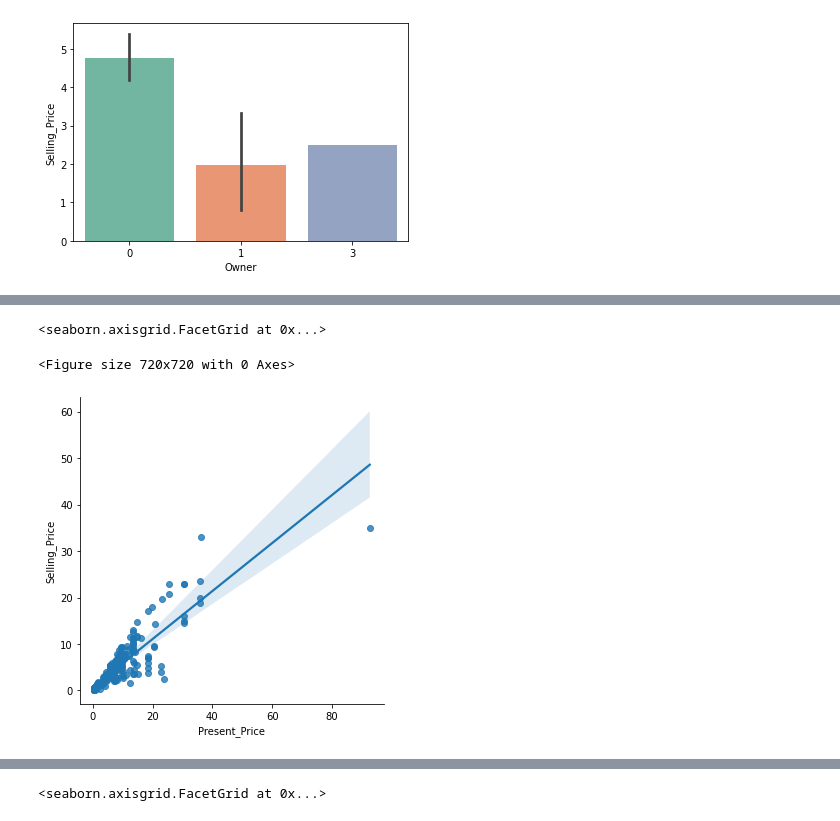
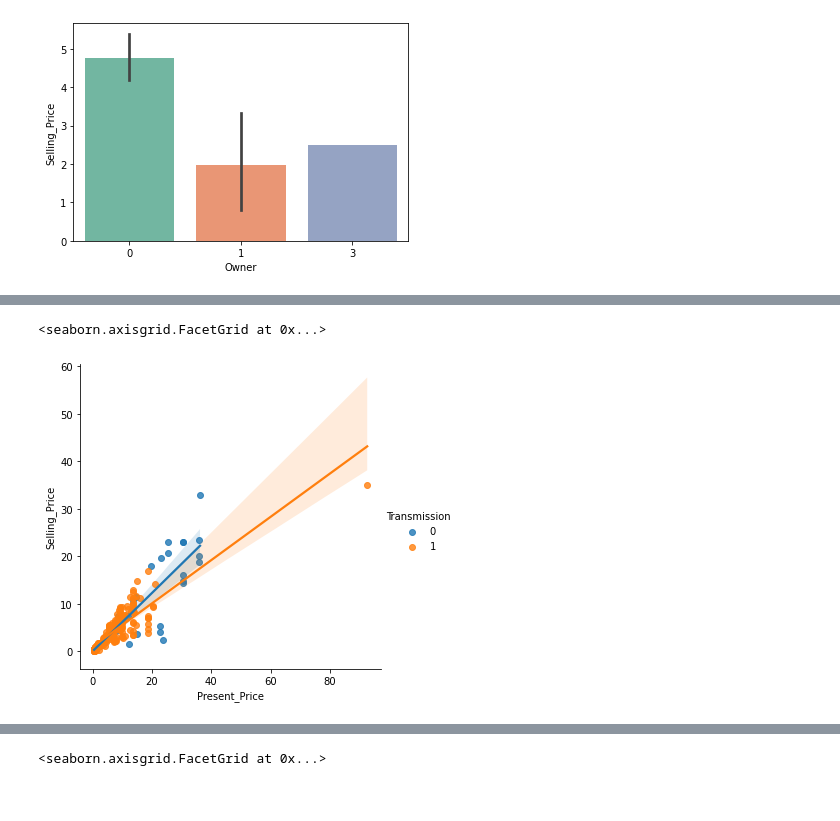
Before and after one commit to Tanmayss1/car-selling-price, a Jupyter notebook: Cars.ipynb, the cells around one changed output, grey strips where cells are left out. Cells and saved outputs as stored; diff of their text form; code cells hidden in the pictures.

```diff
--- a/Cars.ipynb
+++ b/Cars.ipynb
@@ -294,7 +311,6 @@ sns.lmplot(x='Kms_Driven',y='Selling_Price',data=df)
 # %%
-plt.figure(figsize=(10,10))
-sns.lmplot(x='Present_Price',y='Selling_Price',data=df)
+sns.lmplot(x='Present_Price',y='Selling_Price',data=df , hue = "Transmission")
+#Transmissiono = [0 = automatitc, 1 = Manual]
 # %% [output]
 <seaborn.axisgrid.FacetGrid at 0x...>
-<Figure size 720x720 with 0 Axes>
-[figure, old version]
+[figure, new version]
```
Also changed, not shown: parts of 34 cells of this notebook.
